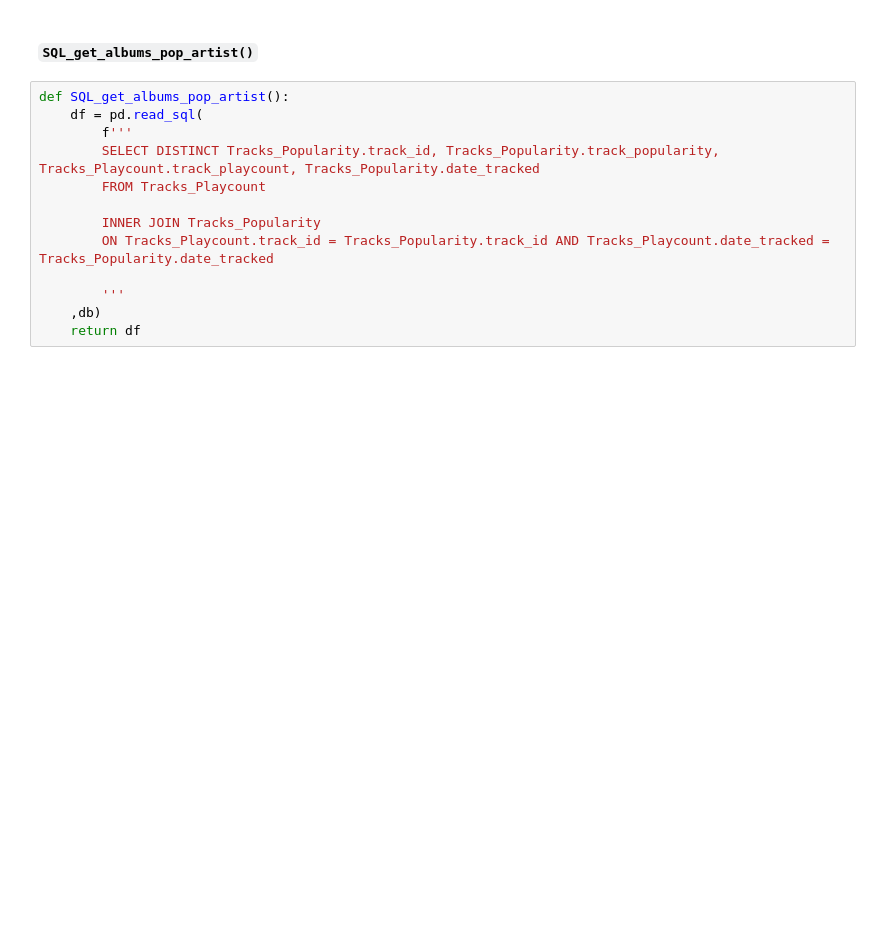
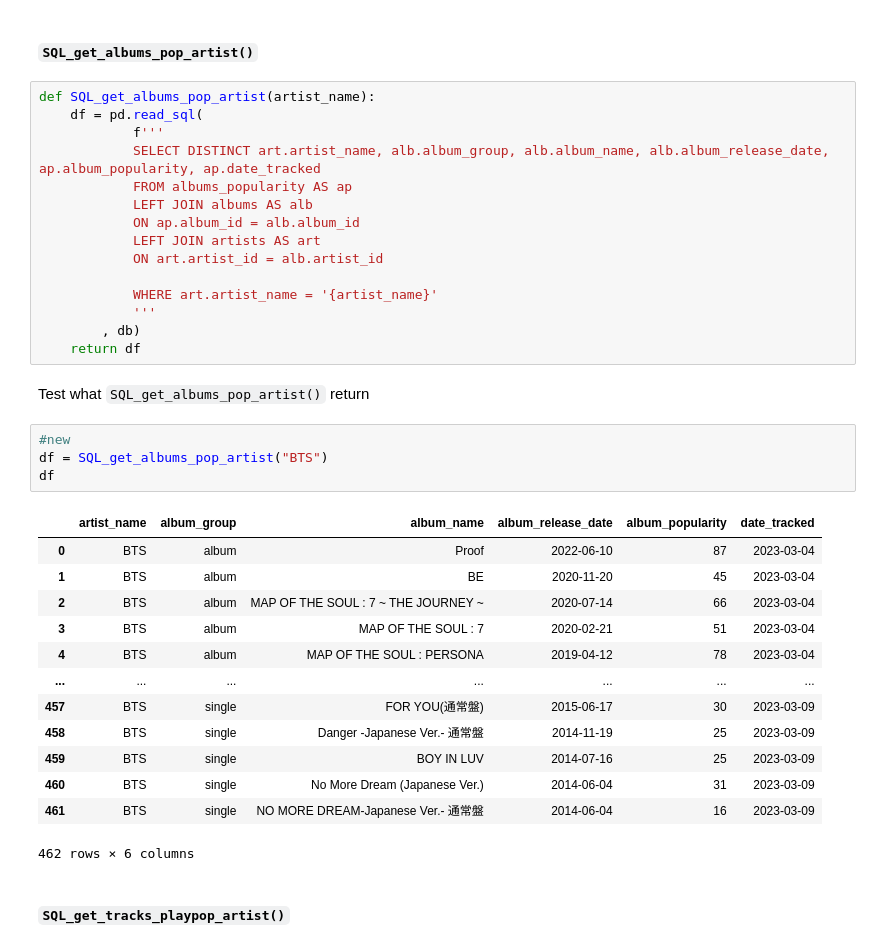
Before and after one commit to jttsai99/Spotify-PlayCounts, a Jupyter notebook: notebooks/visualizations.ipynb, the cells around one changed output. Saved outputs shown, nothing was run; the diff lists cells and outputs as text; blank space fills up the shorter version.

```diff
--- a/notebooks/visualizations.ipynb
+++ b/notebooks/visualizations.ipynb
@@ -134,15 +142,39 @@ df1.merge(df2)
 # %% [markdown]
 #### `SQL_get_albums_pop_artist()`
-# %%
-def SQL_get_albums_pop_artist():
-    df = pd.read_sql(
-        f'''
-        SELECT DISTINCT Tracks_Popularity.track_id, Tracks_Popularity.track_popularity, Tracks_Playcount.track_playcount, Tracks_Popularity.date_tracked
-        FROM Tracks_Playcount
-
-        INNER JOIN Tracks_Popularity
-        ON Tracks_Playcount.track_id = Tracks_Popularity.track_id AND Tracks_Playcount.date_tracked = Tracks_Popularity.date_tracked
-
-        '''
-    ,db)
-    return df
+# %%
+def SQL_get_albums_pop_artist(artist_name):
+    df = pd.read_sql(
+            f'''
+            SELECT DISTINCT art.artist_name, alb.album_group, alb.album_name, alb.album_release_date, ap.album_popularity, ap.date_tracked
+            FROM albums_popularity AS ap
+            LEFT JOIN albums AS alb
+            ON ap.album_id = alb.album_id
+            LEFT JOIN artists AS art
+            ON art.artist_id = alb.artist_id
+
+            WHERE art.artist_name = '{artist_name}'
+            '''
+        , db)
+    return df
+# %% [markdown]
+Test what `SQL_get_albums_pop_artist()` return
+# %%
+#new
+df = SQL_get_albums_pop_artist("BTS")
+df
+# %% [output]
+|  | artist_name | album_group | album_name | album_release_date | album_popularity | date_tracked |
+| 0 | BTS | album | Proof | 2022-06-10 | 87 | 2023-03-04 |
+| 1 | BTS | album | BE | 2020-11-20 | 45 | 2023-03-04 |
+| 2 | BTS | album | MAP OF THE SOUL : 7 ~ THE JOURNEY ~ | 2020-07-14 | 66 | 2023-03-04 |
+| 3 | BTS | album | MAP OF THE SOUL : 7 | 2020-02-21 | 51 | 2023-03-04 |
+| 4 | BTS | album | MAP OF THE SOUL : PERSONA | 2019-04-12 | 78 | 2023-03-04 |
+| ... | ... | ... | ... | ... | ... | ... |
+| 457 | BTS | single | FOR YOU(通常盤) | 2015-06-17 | 30 | 2023-03-09 |
+| 458 | BTS | single | Danger -Japanese Ver.- 通常盤 | 2014-11-19 | 25 | 2023-03-09 |
+| 459 | BTS | single | BOY IN LUV | 2014-07-16 | 25 | 2023-03-09 |
+| 460 | BTS | single | No More Dream (Japanese Ver.) | 2014-06-04 | 31 | 2023-03-09 |
+| 461 | BTS | single | NO MORE DREAM-Japanese Ver.- 通常盤 | 2014-06-04 | 16 | 2023-03-09 |
+462 rows × 6 columns
+# %% [markdown]
+#### `SQL_get_tracks_playpop_artist()`
```
Also changed, not shown: parts of 29 cells of this notebook, 1 other file.
